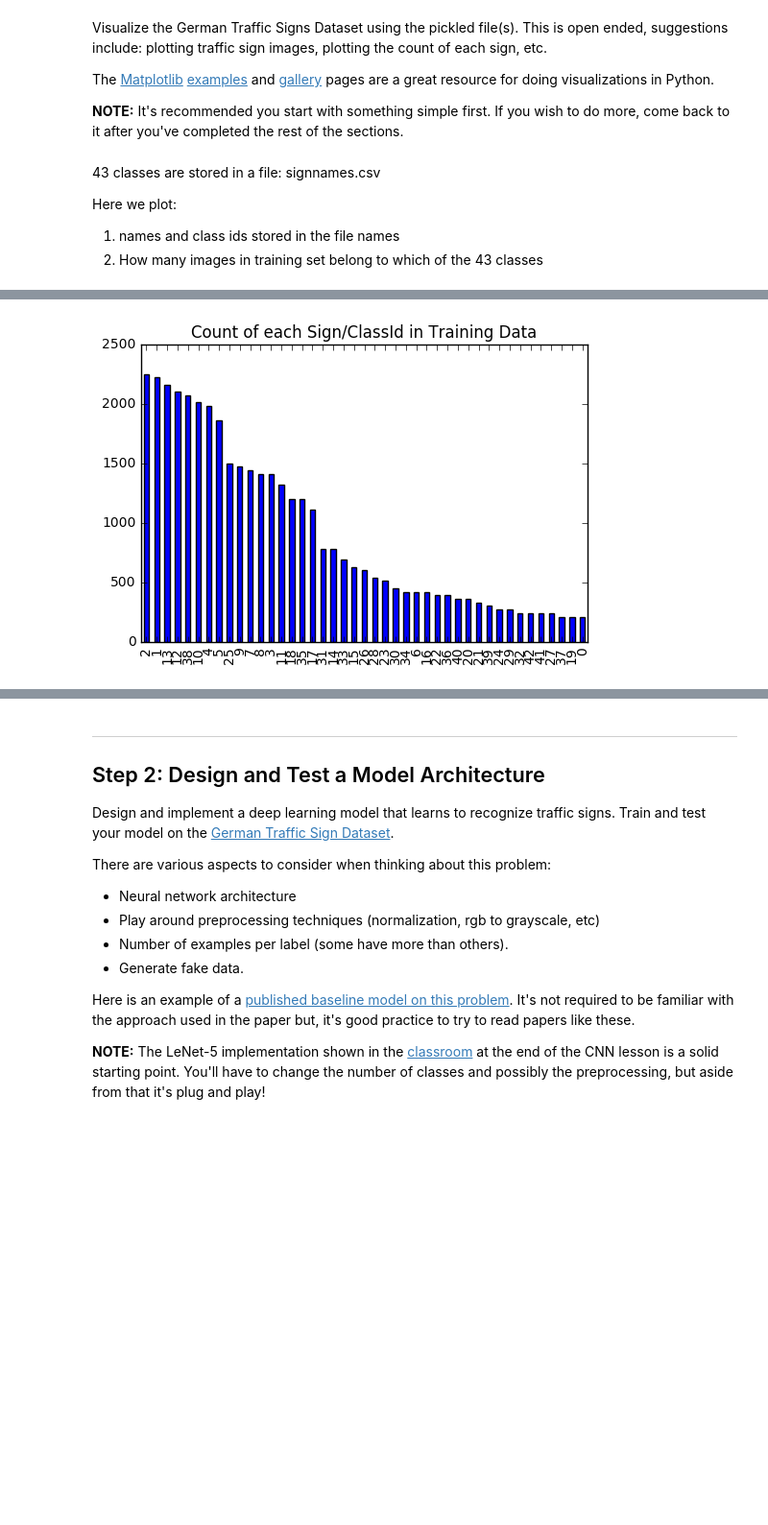
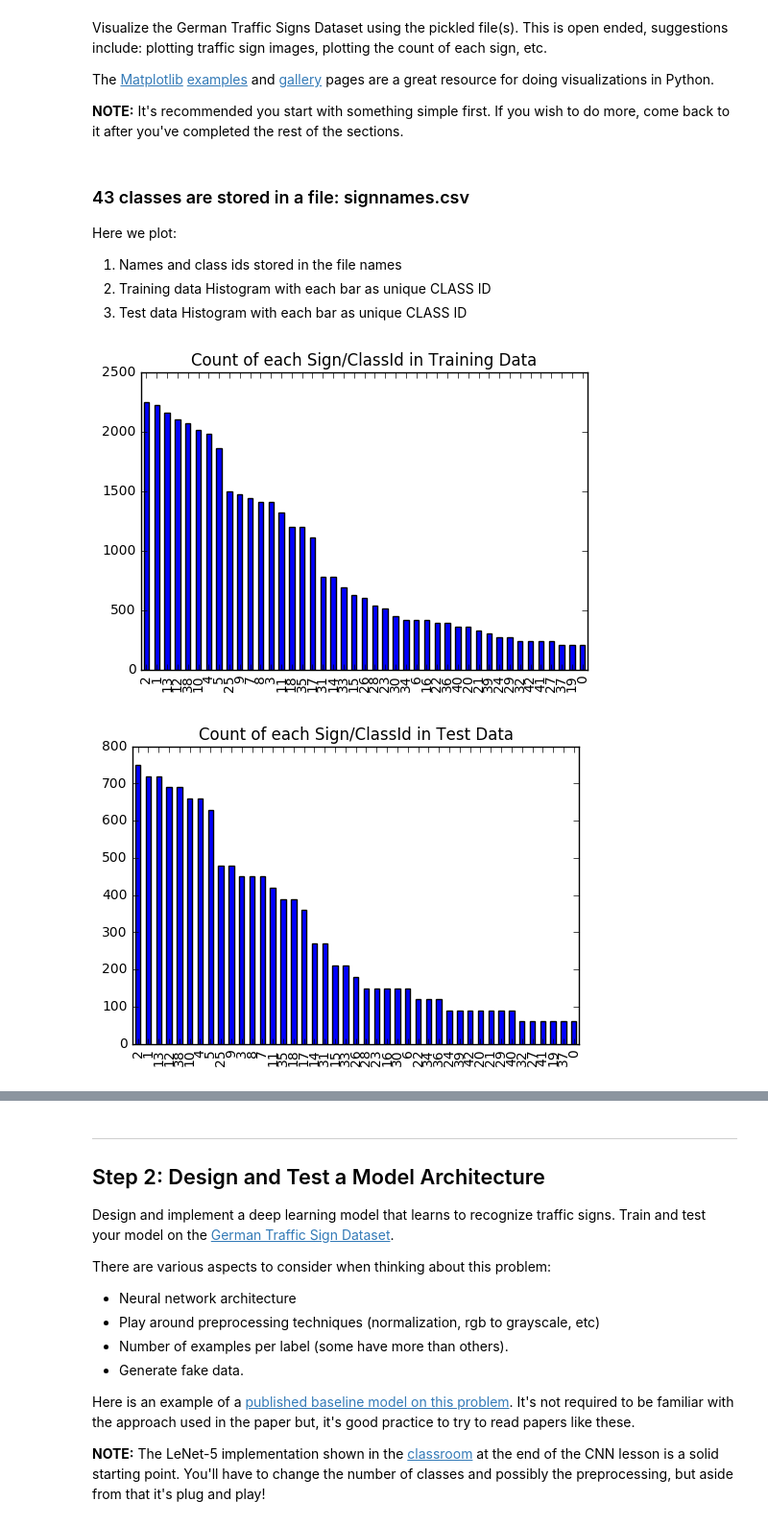
Before and after one commit to urmils/Traffic-Sign-Classifier, a Jupyter notebook: Traffic_Sign_Classifier.ipynb, the cells around one changed output, grey strips where cells are left out. Shown at 96% size. Drawn from its saved outputs; the diff is of its cells as text; code cells hidden in the pictures; blank space fills up the shorter version.

```diff
--- a/Traffic_Sign_Classifier.ipynb
+++ b/Traffic_Sign_Classifier.ipynb
@@ -94,6 +95,7 @@ image_shape = X_train_orig[0].shape
 
 # TODO: How many unique classes/labels there are in the dataset.
 label_df = pd.DataFrame(y_train_orig)
+test_label_df = pd.DataFrame(y_test_orig)
 n_classes = label_df[0].nunique()
 
 print("Number of training examples =", n_train)
@@ -114,22 +116,32 @@ The [Matplotlib](http://matplotlib.org/) [examples](http://matplotlib.org/exampl
 
 **NOTE:** It's recommended you start with something simple first. If you wish to do more, come back to it after you've completed the rest of the sections.
 # %% [markdown]
-43 classes are stored in a file: signnames.csv
+### 43 classes are stored in a file: signnames.csv
 
 Here we plot:
-1) names and class ids stored in the file names
-2) How many images in training set belong to which of the 43 classes
+1. Names and class ids stored in the file names
+2. Training data Histogram with each bar as unique CLASS ID
+3. Test data Histogram with each bar as unique CLASS ID
 # %%
 ### Data exploration visualization code goes here.
 ### Feel free to use as many code cells as needed.
 plt.figure();
 
 #Plot count of each ClassId in the label training set
 label_df[0].value_counts().plot(kind='bar')
 plt.title('Count of each Sign/ClassId in Training Data')
+plt.show()
+
+# Plot Test Data
+test_label_df[0].value_counts().plot(kind='bar')
+plt.title('Count of each Sign/ClassId in Test Data')
+plt.show()
+
 df = pd.read_csv('./signnames.csv')
 df
 # %% [output]
+[figure]
+[figure, added]
 |  | ClassId | SignName |
 | 0 | 0 | Speed limit (20km/h) |
 | 1 | 1 | Speed limit (30km/h) |
@@ -147,4 +159,3 @@ df
 | 40 | 40 | Roundabout mandatory |
 | 41 | 41 | End of no passing |
 | 42 | 42 | End of no passing by vehicles ove... |
-[figure]
```
Also changed, not shown: parts of 35 cells of this notebook, 7 other files.
